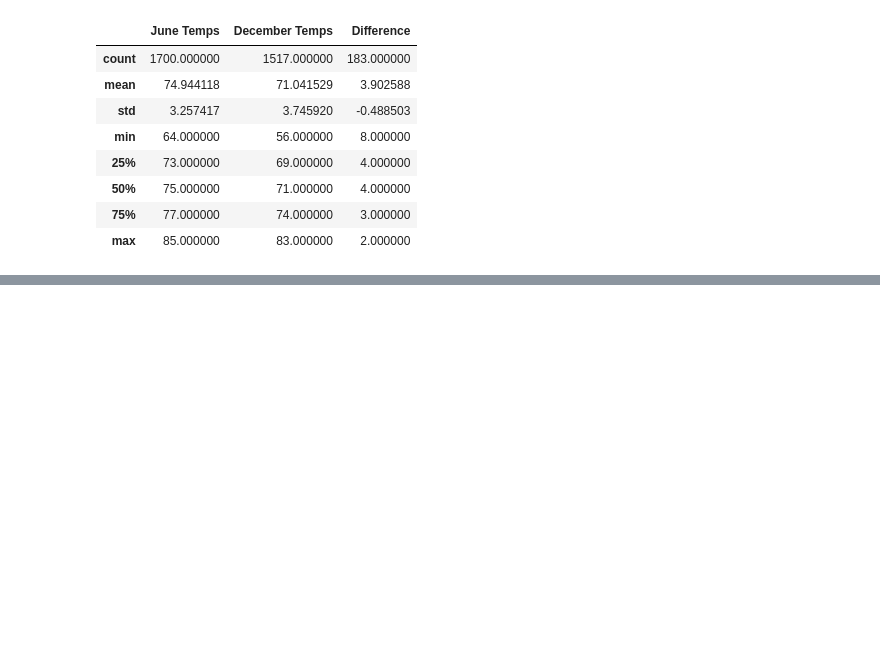
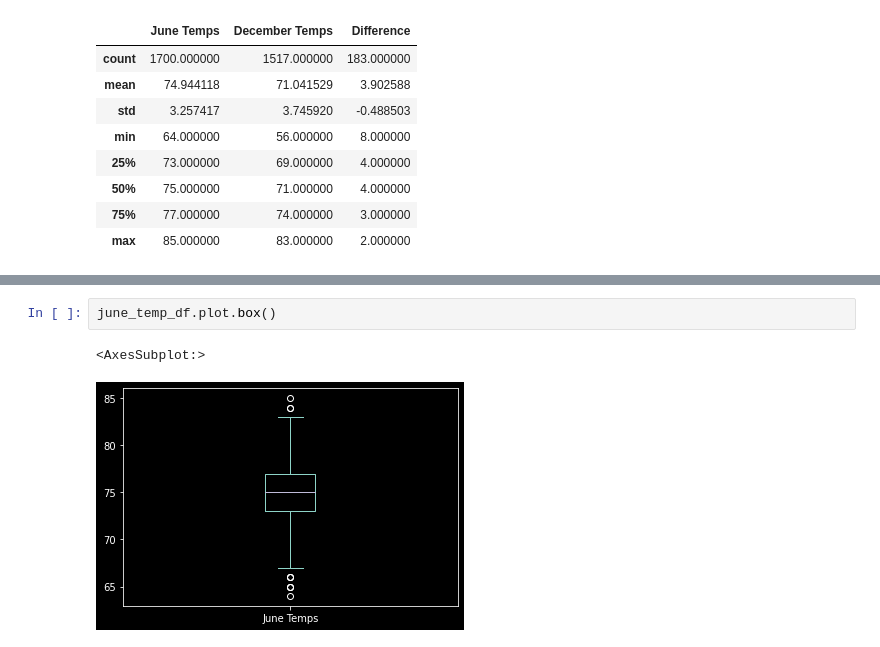
Before and after one commit to RVP97/surfs_up, a Jupyter notebook: SurfsUp_Challenge.ipynb, the cells around one changed output, grey strips where cells are left out. Saved outputs shown, nothing was run; the diff lists cells and outputs as text; blank space fills up the shorter version.

```diff
--- a/SurfsUp_Challenge.ipynb
+++ b/SurfsUp_Challenge.ipynb
@@ -120,0 +126,5 @@ stats_combined
+# %%
+june_temp_df.plot.box()
+# %% [output]
+<AxesSubplot:>
+[figure, added]
```
Also changed, not shown: parts of 1 cell of this notebook, 1 other file.
